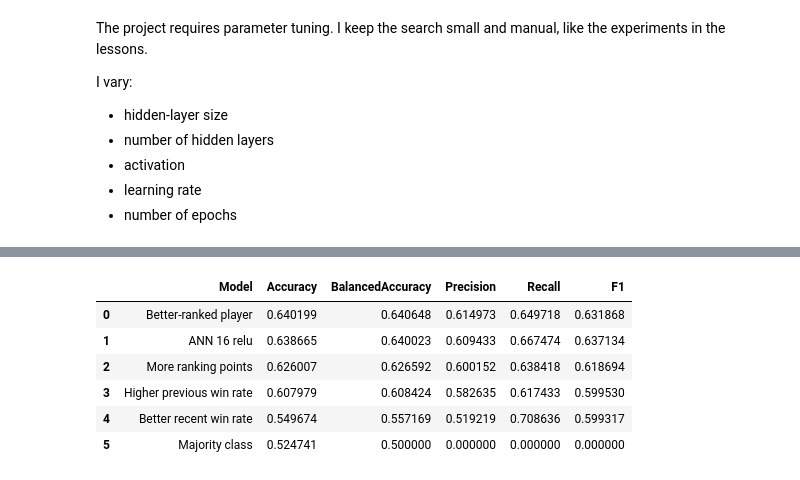
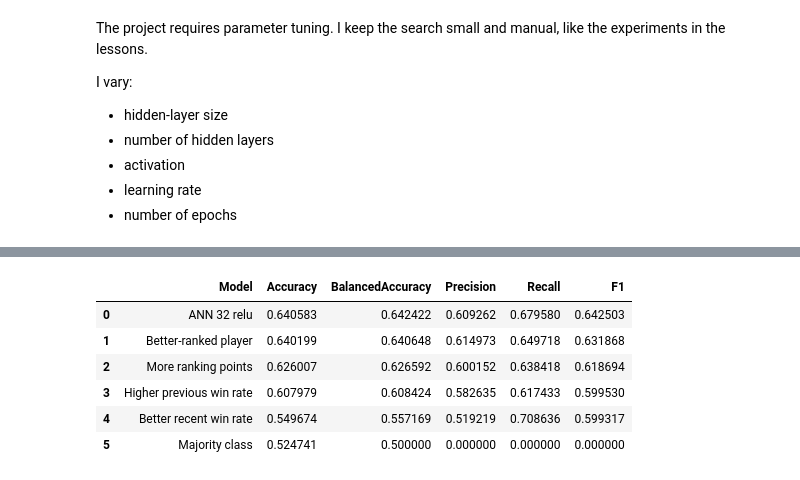
Before and after one commit to elimiotto05/artificial_intelligence, a Jupyter notebook: notebooks/05_ann_classifier.ipynb, the cells around one changed output, grey strips where cells are left out. Cells and saved outputs as stored; diff of their text form; code cells hidden in the pictures.

```diff
--- a/notebooks/05_ann_classifier.ipynb
+++ b/notebooks/05_ann_classifier.ipynb
@@ -748,0 +901,11 @@ Selected model: ANN 16 relu
+# %%
+#train the selected configuration on all training data: 2015-2022
+# 2023=validation set
+
+best_history = best_model.fit(
+    x=X_train,
+    y=y_train,
+    epochs=best_configuration["epochs"],
+    validation_data=(X_validation, y_validation),
+    verbose=1
+)
@@ -780,0 +950,10 @@ Player 1 wins       0.61      0.67      0.64      1239
+# %%
+#evaluate ann selected on external 2023 validation set
+best_ann_results=evaluate_model(
+    y_true=y_validation,
+    y_pred=validation_predictions,
+    y_probability=best_validation_probabilities,
+    model_name=best_model_name
+)
+
+best_ann_results
@@ -808,48 +990,48 @@ plt.show()
 baseline_file = (PROCESSED_DATA_DIR / "validation_baseline.csv")
 baseline_results = pd.read_csv(baseline_file)
 
-best_ann_result = tuning_results.loc[
-    [0],
-    [
-        "Model",
-        "Accuracy",
-        "BalancedAccuracy",
-        "Precision",
-        "Recall",
-        "F1"
-    ]
-].copy()
+baseline_results = pd.read_csv(baseline_file)
 
 # combine baseline results and ANN result
 comparison_results = pd.concat(
     [
         baseline_results[
             [
                 "Model",
                 "Accuracy",
                 "BalancedAccuracy",
                 "Precision",
                 "Recall",
                 "F1"
             ]
         ],
-        best_ann_result
+
+        best_ann_results[
+            [
+                "Model",
+                "Accuracy",
+                "BalancedAccuracy",
+                "Precision",
+                "Recall",
+                "F1"
+            ]
+        ]
     ],
     ignore_index=True
 )
 
 comparison_results = (
     comparison_results
     .sort_values(
         by="Accuracy", ascending=False
     ).reset_index(drop=True)
 )
 
 comparison_results
 # %% [output]
 |  | Model | Accuracy | BalancedAccuracy | Precision | Recall | F1 |
-| 0 | Better-ranked player | 0.640199 | 0.640648 | 0.614973 | 0.649718 | 0.631868 |
-| 1 | ANN 16 relu | 0.638665 | 0.640023 | 0.609433 | 0.667474 | 0.637134 |
+| 0 | ANN 32 relu | 0.640583 | 0.642422 | 0.609262 | 0.679580 | 0.642503 |
+| 1 | Better-ranked player | 0.640199 | 0.640648 | 0.614973 | 0.649718 | 0.631868 |
 | 2 | More ranking points | 0.626007 | 0.626592 | 0.600152 | 0.638418 | 0.618694 |
 | 3 | Higher previous win rate | 0.607979 | 0.608424 | 0.582635 | 0.617433 | 0.599530 |
 | 4 | Better recent win rate | 0.549674 | 0.557169 | 0.519219 | 0.708636 | 0.599317 |
```
Also changed, not shown: parts of 29 cells of this notebook, 14 other files.
